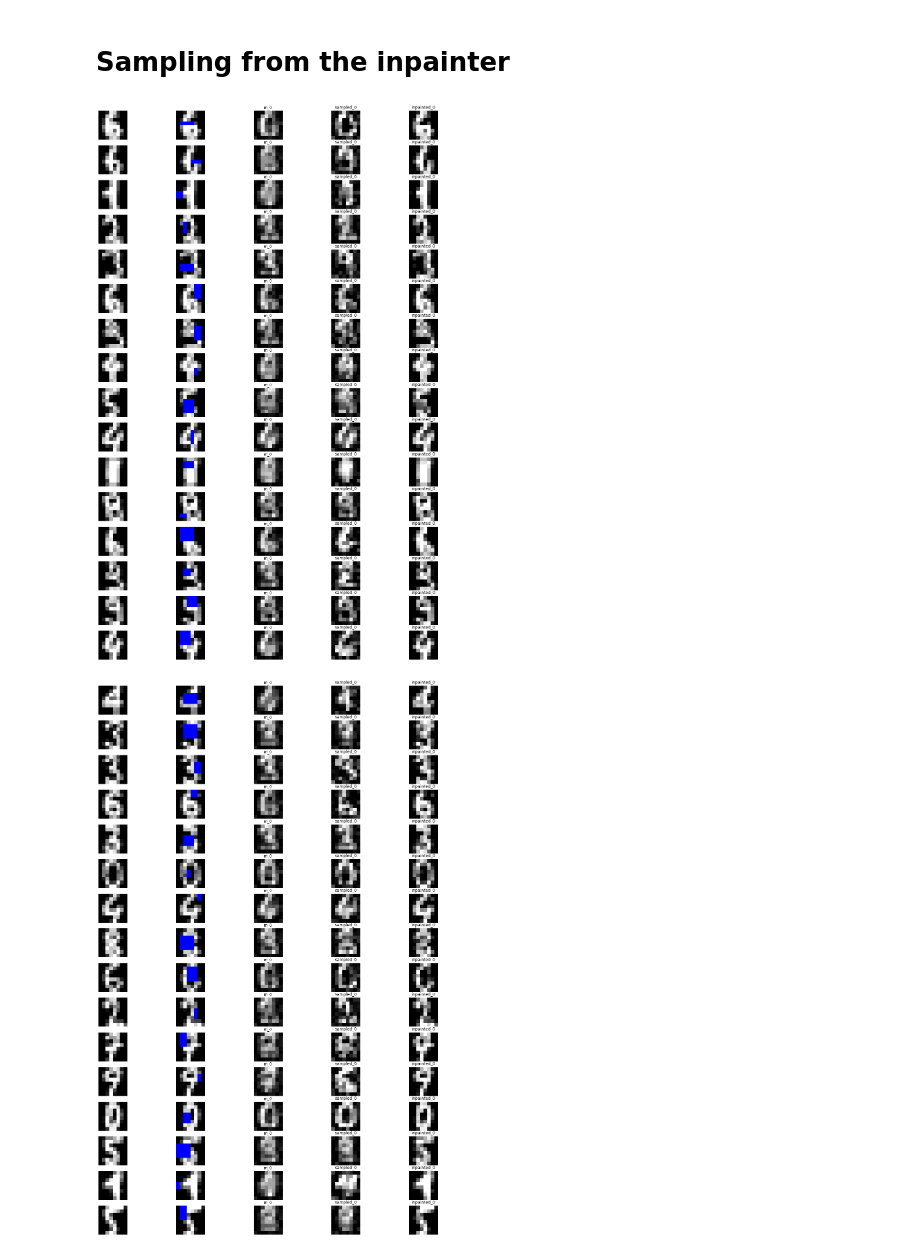
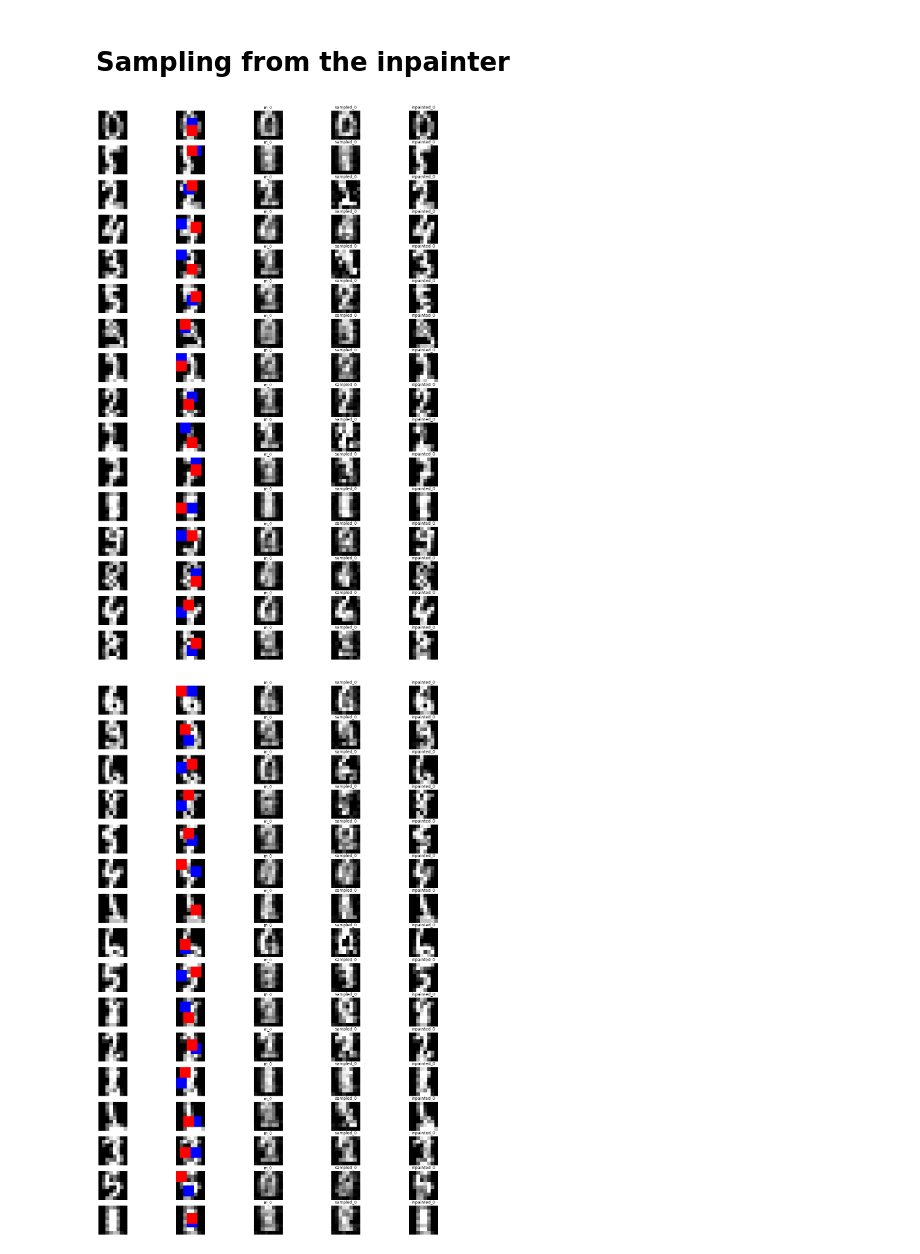
Before and after one commit to mprzewie/dmfa_inpainting, a Jupyter notebook: notebooks/digits_experiment.ipynb, the cells around one changed output. Drawn from its saved outputs; the diff is of its cells as text; code cells hidden in the pictures.

```diff
--- a/notebooks/digits_experiment.ipynb
+++ b/notebooks/digits_experiment.ipynb
@@ -50,14 +50,18 @@ device(type='cpu')
 experiment_path = Path("../results/digits/more_visualizations")
 experiment_path.mkdir(exist_ok=True)
 # %%
-ds_train, ds_val = train_val_datasets(3)
+ds_train, ds_val = train_val_datasets(mask_size=3, mask_2_size=3)
 
 fig, axes = plt.subplots(10, 10, figsize=(15, 15))
 for i in range(100):
-    (x,j), y = ds_train[i]
+    (x,j, j2), y = ds_train[i]
     ax = axes[i // 10, i%10]
     ax.set_title(f"{y}")
-    vis_digit_mask(x, j,ax)
+    vis_digit_mask(
+        x.numpy(),
+        j.numpy(),
+        j2.numpy(),
+        ax)
 train_fig = plt.gcf()
 train_fig.savefig(experiment_path / "train.png")
 plt.show()
@@ -77,7 +81,7 @@ device = torch.device("cpu")
 
 inpainter = DigitsLinearInpainter(bias=True, n_hidden_layers=3, n_mixes=1)
 opt = optim.Adam(inpainter.parameters(), lr=4e-3, weight_decay=0.)
-n_epochs = 50
+n_epochs = 100
 history = train_inpainter(
     inpainter,
     dl_train,
@@ -142,11 +146,11 @@ for e, h in enumerate(history):
         continue
 
     for ax_no, fold in [(0,"train"), (1,"val")]:
-        x, j, p, m, a, d, y = [t[0] for t in  h["sample_results"][fold]]
+        x, j, j2, p, m, a, d, y = [t[0] for t in  h["sample_results"][fold]]
         row_no = (e // skip)*2 + ax_no
 
         vis.visualize_sample(
-            x, j, p, m, a, d, y,
+            x, j, j2, p, m, a, d, y,
             ax_row=axes[row_no],
             title_prefixes={
                 0: f"{e} {fold} ",
@@ -179,9 +183,9 @@ for e, h in enumerate(history):
             figsize=(20, 30)
         )
 
-        for row_no, (x, j, p, m ,a, d, y) in enumerate(list(zip(*h["sample_results"][fold]))[:n_rows]):
+        for row_no, (x, j, j2, p, m ,a, d, y) in enumerate(list(zip(*h["sample_results"][fold]))[:n_rows]):
             vis.visualize_sample(
-                x, j, p, m, a, d, y,
+                x, j, j2, p, m, a, d, y,
                 ax_row=axes[row_no],
                 title_prefixes={
                     0: f"{e} {fold} ",
@@ -211,36 +219,37 @@ for e, h in enumerate(history):
 # %%
 samples_path = experiment_path / "samples"
 samples_path.mkdir(exist_ok=True)
 
 
 samples = history[-1]["sample_results"]
 
 
 n_rows = 16
 
 for ax_no, fold in [(0,"train"), (1,"val")]:
 
     fig, axes = plt.subplots(
         n_rows,
         2 + 3 * inpainter.n_mixes,
         figsize=(20, 30)
     )
-    X, J, P, M, A, D, Y = samples[fold]
+    X, J, J2, P, M, A, D, Y = samples[fold]
     P_, M_, A_, D_ = inpainter(
         torch.tensor(X).to(device),
-        torch.tensor(J).to(device)
+        torch.tensor(J).to(device),
+        torch.tensor(J2).to(device)
     )
     P_n, M_n, A_n, D_n = [
         t.detach().cpu().numpy()
         for t in
         [P_, M_, A_, D_]
     ]
 
-    for row_no, (x, j, p, m ,a, d, y) in enumerate(list(zip(X, J, P_n, M_n, A_n, D_n, Y))[:n_rows]):
+    for row_no, (x, j, j2, p, m ,a, d, y) in enumerate(list(zip(X, J, J2, P_n, M_n, A_n, D_n, Y))[:n_rows]):
         vis.visualize_distribution_samples(
-            x, j, p, m, a, d, y,
+            x, j, j2, p, m, a, d, y,
             axes[row_no]
         )
 # %% [output]
-[figure, old version]
+[figure, new version]
-[figure, old version]
+[figure, new version]
```
Also changed, not shown: parts of 5 cells of this notebook, 18 other files.
